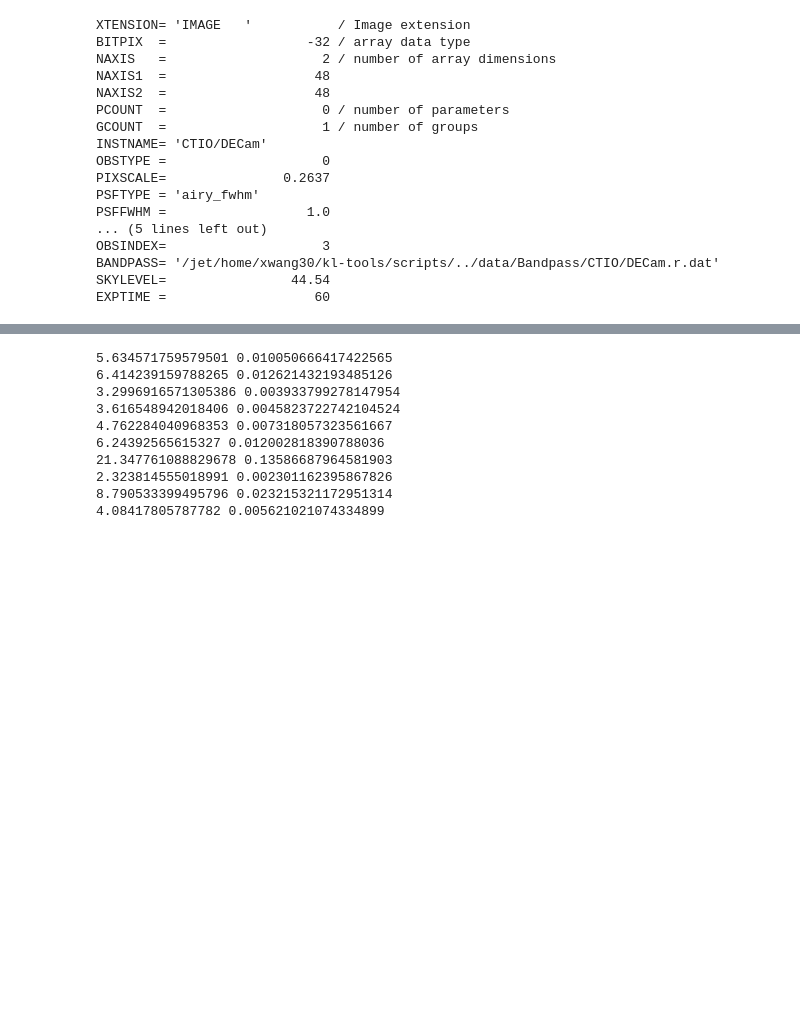
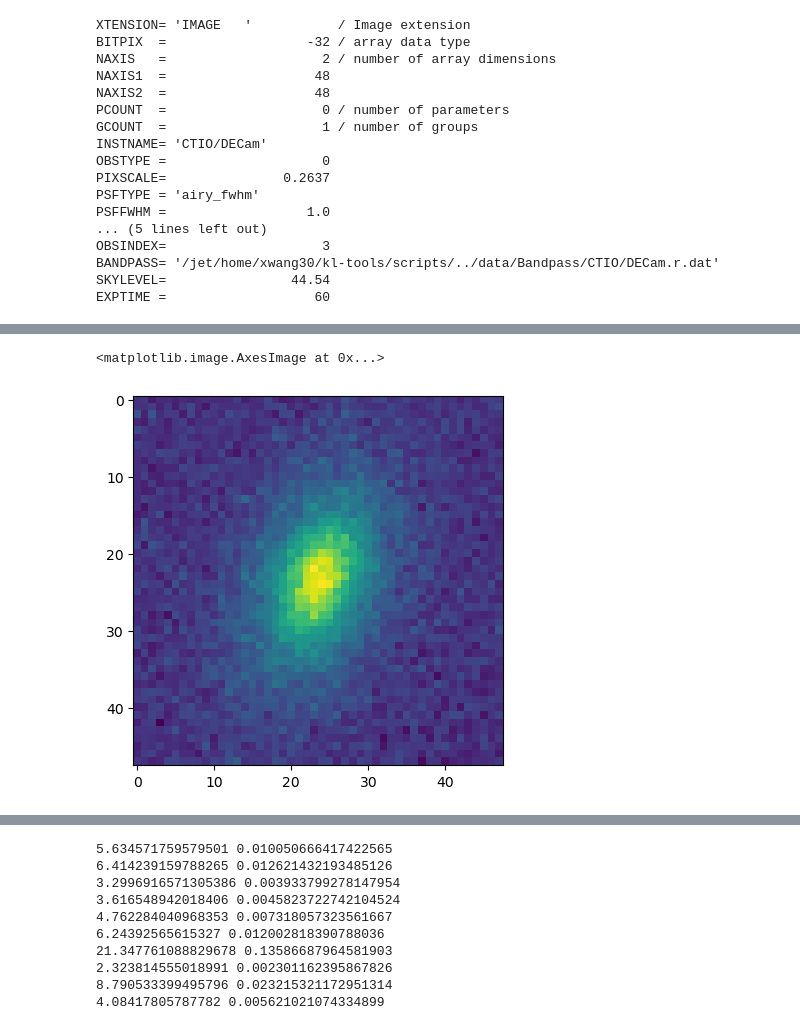
Before and after one commit to KinematicLensing/kl-nn, a Jupyter notebook: data_generate/notebooks/test_training_data.ipynb, the cells around one changed output, grey strips where cells are left out. Saved outputs shown, nothing was run; the diff lists cells and outputs as text; code cells hidden in the pictures; blank space fills up the shorter version.

```diff
--- a/data_generate/notebooks/test_training_data.ipynb
+++ b/data_generate/notebooks/test_training_data.ipynb
@@ -120,6 +127,17 @@ def add_blobs(img, nblobs, avg_amp, avg_size):
         blob_img += gaussian_2d(x, y, xx, yy, A, sigma)
     new_img = img + blob_img
     return new_img, blob_img
+# %%
+def apply_noise(data, snr):
+    noise = np.random.normal(size=(48,48))
+    mask = data > 0.1*np.max(data)
+    npix = np.sum(mask)
+    avg = np.sum(data)/np.sqrt(npix)
+    factor = avg/snr
+    data = data + noise*factor
+    return data
+# %%
+Img_old = apply_noise(img, 200)
 # %%
 with open('noise.pkl', 'rb') as f:
     noise = pickle.load(f)[0]
@@ -128,5 +146,10 @@ Img = galsim.Image(img*6.3)
 # %%
 Img.addNoise(noise)
+# %%
+plt.imshow(Img_old)
+# %% [output]
+<matplotlib.image.AxesImage at 0x...>
+[figure, added]
 # %%
 plt.imshow(Img.array)
 # %% [output]
```
Also changed, not shown: parts of 12 cells of this notebook, 1 other file.
